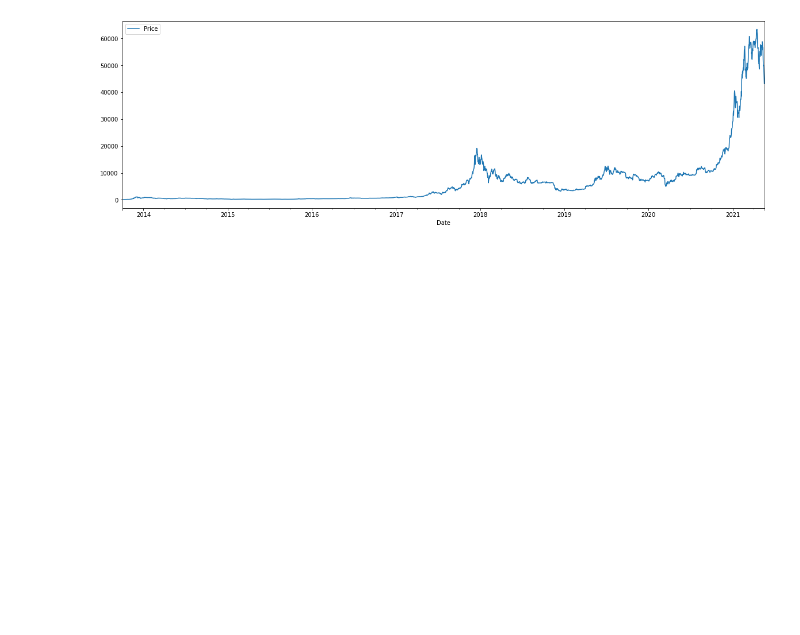
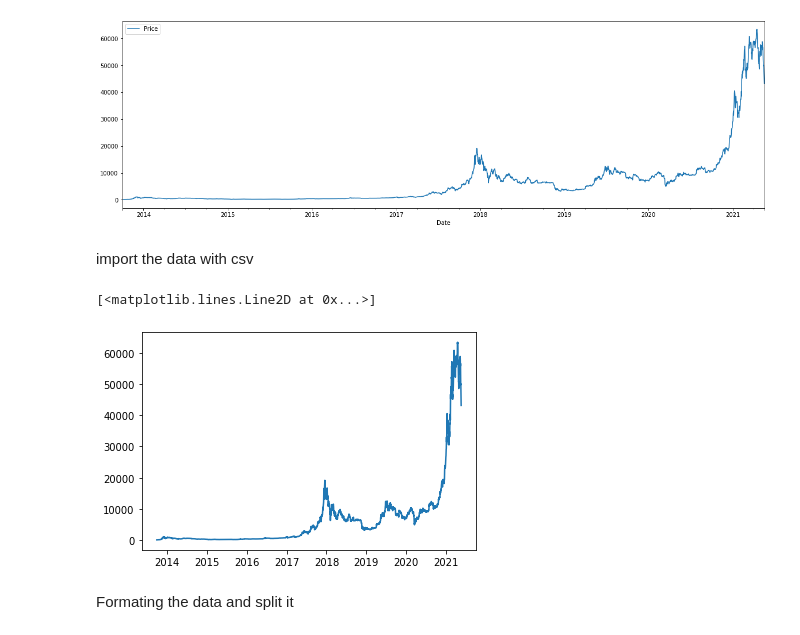
Before and after one commit to MahmutAtia/Time-Series-Analysis-in-Python, a Jupyter notebook: Time Series Analysis With TensorFlow.ipynb, the cells around one changed output. Saved outputs shown, nothing was run; the diff lists cells and outputs as text; code cells hidden in the pictures; blank space fills up the shorter version.

```diff
--- a/Time Series Analysis With TensorFlow.ipynb
+++ b/Time Series Analysis With TensorFlow.ipynb
@@ -45,3 +45,25 @@ df_price.plot(figsize =(20,6))
 # %% [output]
 <matplotlib.axes._subplots.AxesSubplot at 0x...>
 [figure]
+# %% [markdown]
+import the data with csv
+# %%
+import csv
+import datetime
+dates = []
+price = []
+with open("/content/BTC_USD_2013-10-01_2021-05-18-CoinDesk.csv", "r") as f:
+  csv_file = csv.reader(f, delimiter=",")
+  next(csv_file) #to skip first line
+  for line in csv_file:
+    dates.append(datetime.datetime.strptime(line[1], "%Y-%m-%d"))
+    price.append(float(line[2]))
+# %%
+dates = np.append
+# %%
+plt.plot(dates,price)
+# %% [output]
+[<matplotlib.lines.Line2D at 0x...>]
+[figure, added]
+# %% [markdown]
+Formating the data and split it
```
Also changed, not shown: parts of 12 cells of this notebook.
